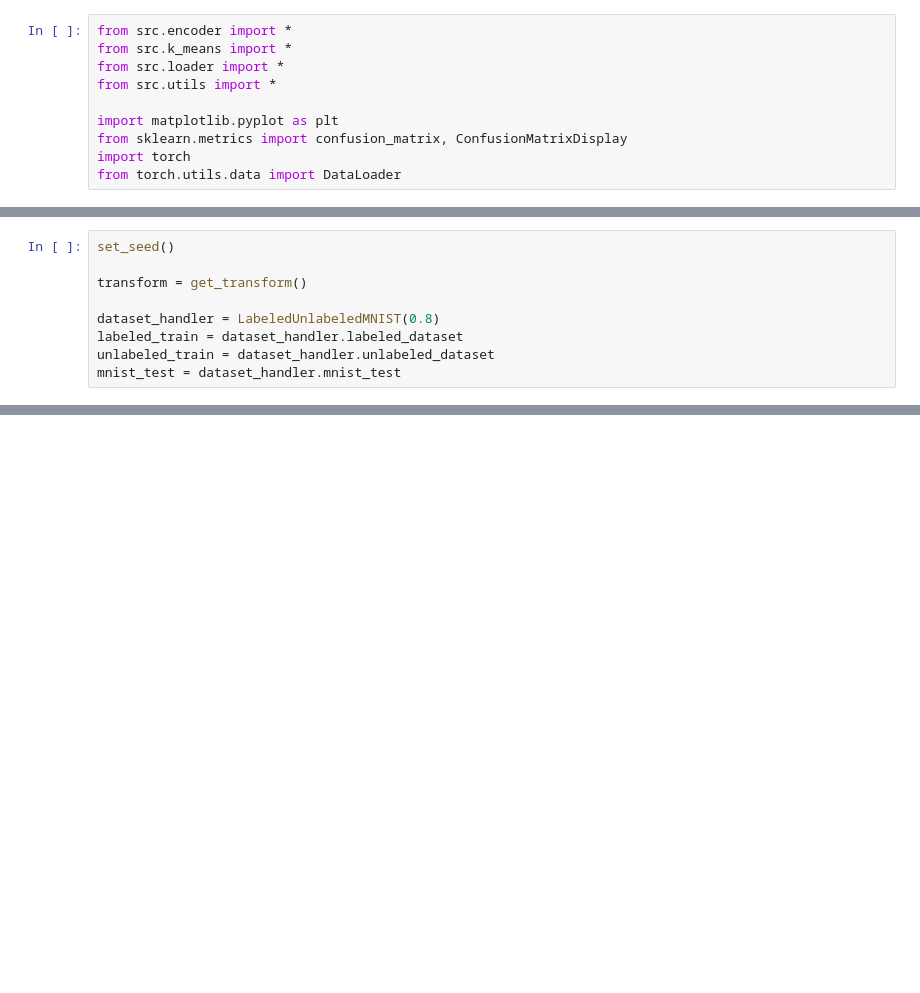
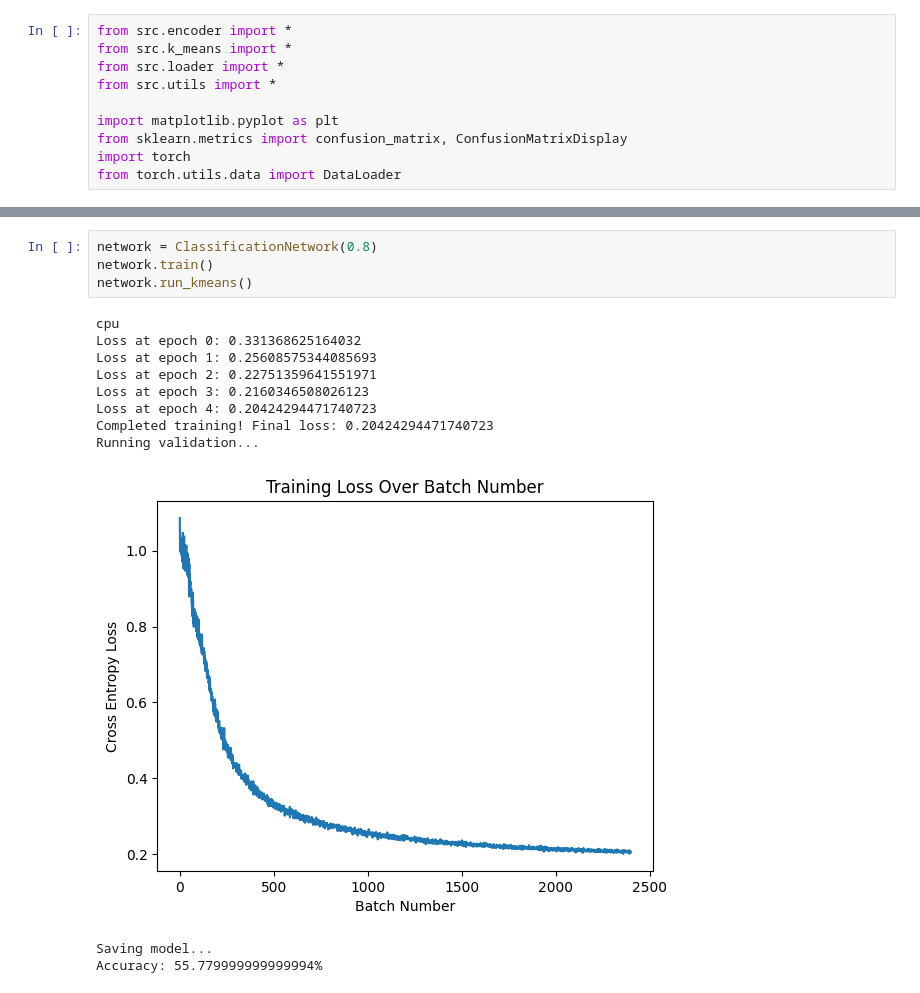
Before and after one commit to awei799331/cs484-final-project, a Jupyter notebook: main.ipynb, the cells around one changed output, grey strips where cells are left out. Drawn from its saved outputs; the diff is of its cells as text; blank space fills up the shorter version.

Commit message:
Created abstract and experimented model with kmeans

```diff
--- a/main.ipynb
+++ b/main.ipynb
@@ -35,9 +34,0 @@ cuda
-# %%
-set_seed()
-
-transform = get_transform()
-
-dataset_handler = LabeledUnlabeledMNIST(0.8)
-labeled_train = dataset_handler.labeled_dataset
-unlabeled_train = dataset_handler.unlabeled_dataset
-mnist_test = dataset_handler.mnist_test
@@ -43,0 +119,16 @@ mnist_test = dataset_handler.mnist_test
+# %%
+network = ClassificationNetwork(0.8)
+network.train()
+network.run_kmeans()
+# %% [output]
+cpu
+Loss at epoch 0: 0.331368625164032
+Loss at epoch 1: 0.25608575344085693
+Loss at epoch 2: 0.22751359641551971
+Loss at epoch 3: 0.2160346508026123
+Loss at epoch 4: 0.20424294471740723
+Completed training! Final loss: 0.20424294471740723
+Running validation...
+[figure, added]
+Saving model...
+Accuracy: 55.779999999999994%
```
Also changed, not shown: parts of 13 cells of this notebook, 1 other file.
